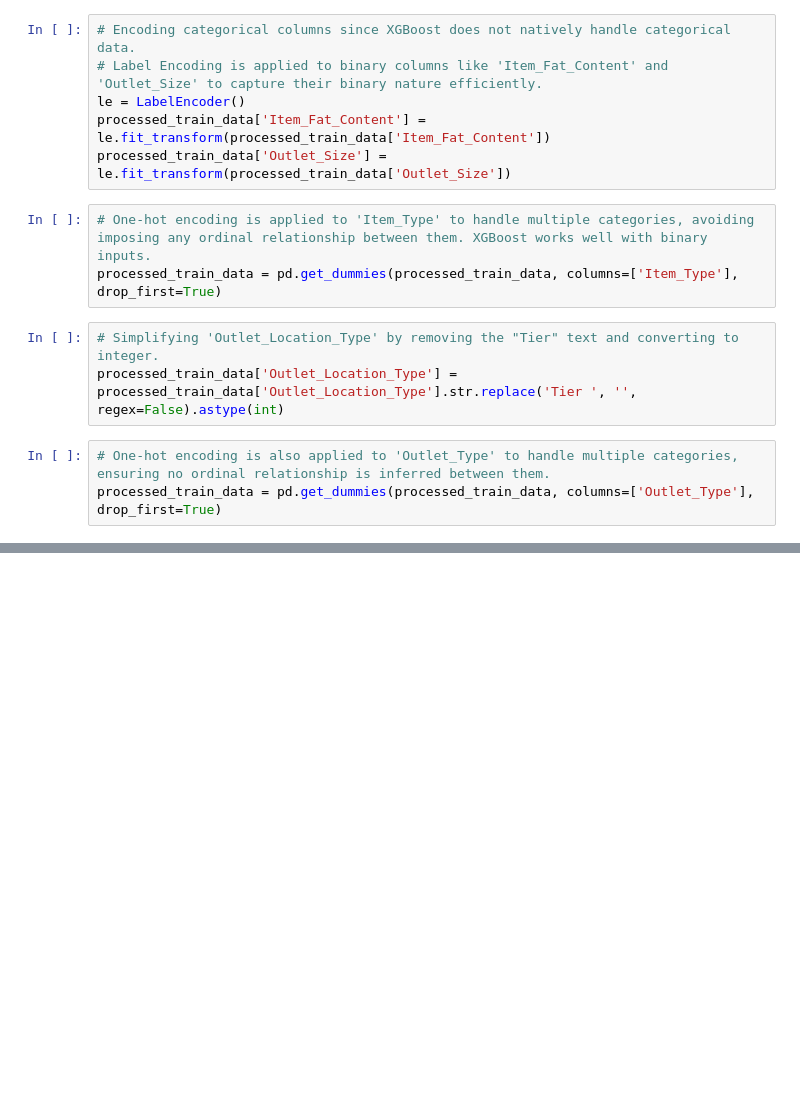
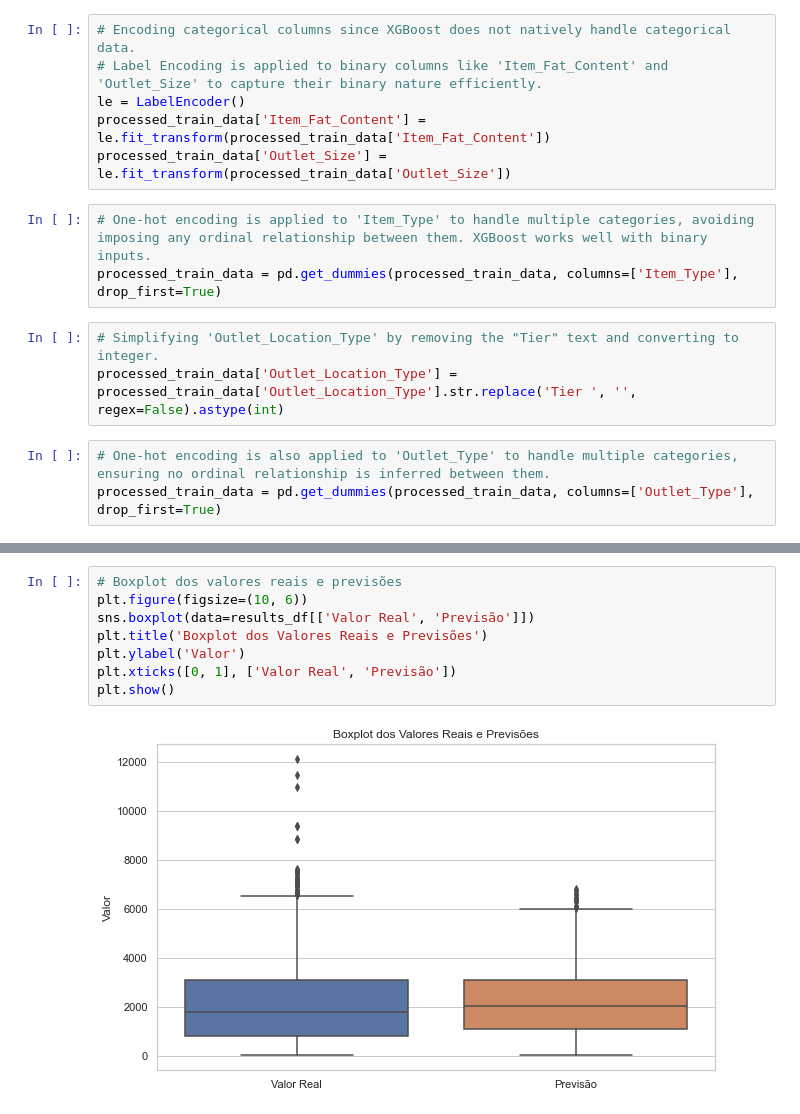
Before and after one commit to ThiagoRMFagundes/xgb_regressor_sales_prediction, a Jupyter notebook: xgb_regressor.ipynb, the cells around one changed output, grey strips where cells are left out. Saved outputs shown, nothing was run; the diff lists cells and outputs as text; blank space fills up the shorter version.

```diff
--- a/xgb_regressor.ipynb
+++ b/xgb_regressor.ipynb
@@ -135,0 +376,10 @@ rmse
+# %%
+# Boxplot dos valores reais e previsões
+plt.figure(figsize=(10, 6))
+sns.boxplot(data=results_df[['Valor Real', 'Previsão']])
+plt.title('Boxplot dos Valores Reais e Previsões')
+plt.ylabel('Valor')
+plt.xticks([0, 1], ['Valor Real', 'Previsão'])
+plt.show()
+# %% [output]
+[figure, added]
```
Also changed, not shown: parts of 35 cells of this notebook.
